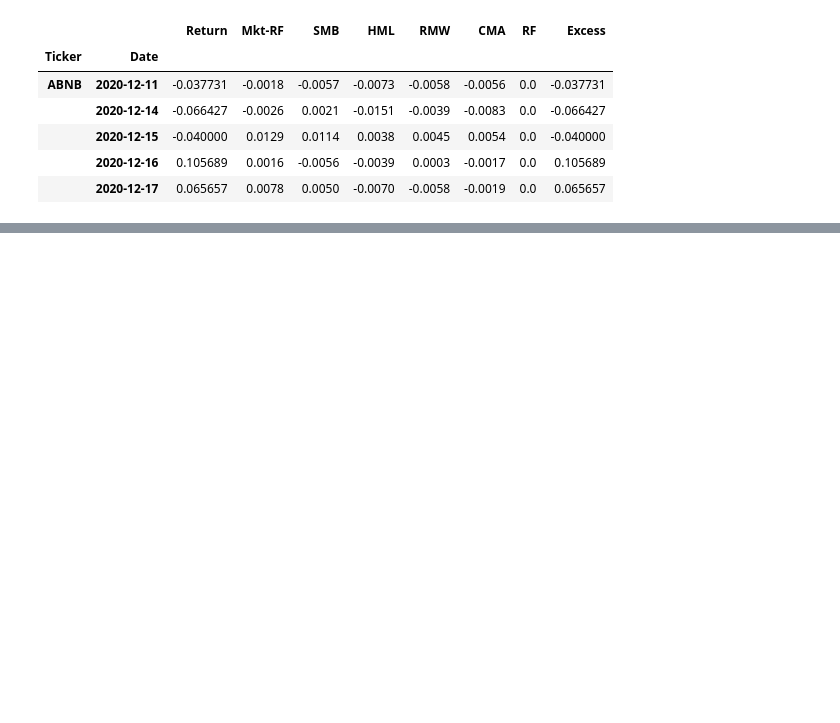
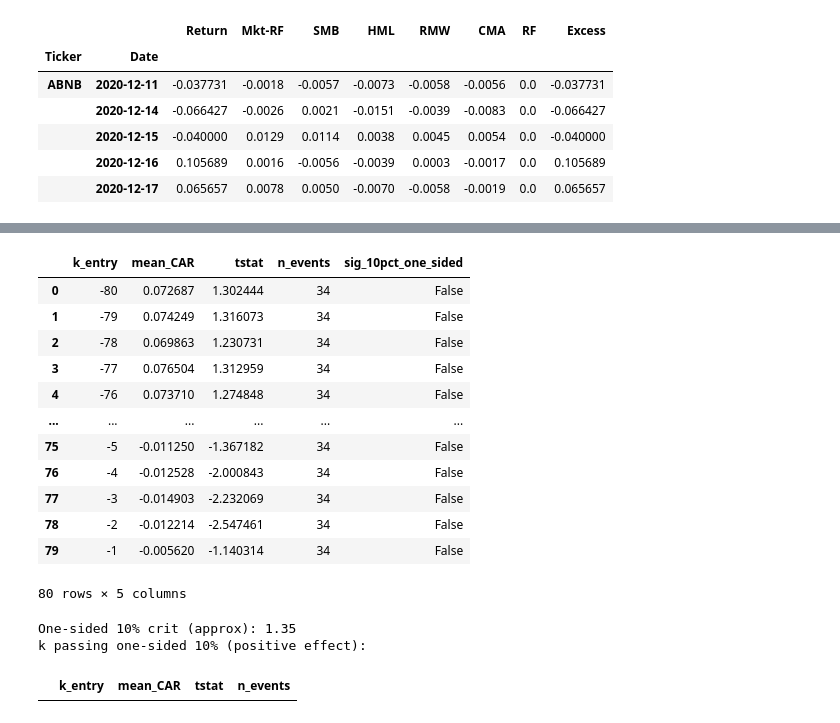
Before and after one commit to Nikhilesh-B/saturate_the_hypersphere, a Jupyter notebook: index_reabalance/analysis.ipynb, the cells around one changed output, grey strips where cells are left out. Drawn from its saved outputs; the diff is of its cells as text; code cells hidden in the pictures; blank space fills up the shorter version.

```diff
--- a/index_reabalance/analysis.ipynb
+++ b/index_reabalance/analysis.ipynb
@@ -232,0 +217,27 @@ Best entry k = -67 (mean CAR = 0.1082, n = 15, t = 1.28 if available)
+# %%
+tcrit_10_one_sided = 1.35
+car_df['sig_10pct_one_sided'] = car_df['tstat'] >= tcrit_10_one_sided
+
+sig_rows = car_df[car_df['sig_10pct_one_sided']].copy()
+
+display(car_df[['k_entry', 'mean_CAR', 'tstat', 'n_events', 'sig_10pct_one_sided']])
+print(f"One-sided 10% crit (approx): {tcrit_10_one_sided}")
+print("k passing one-sided 10% (positive effect):")
+display(sig_rows[['k_entry', 'mean_CAR', 'tstat', 'n_events']])
+# %% [output]
+|  | k_entry | mean_CAR | tstat | n_events | sig_10pct_one_sided |
+| 0 | -80 | 0.072687 | 1.302444 | 34 | False |
+| 1 | -79 | 0.074249 | 1.316073 | 34 | False |
+| 2 | -78 | 0.069863 | 1.230731 | 34 | False |
+| 3 | -77 | 0.076504 | 1.312959 | 34 | False |
+| 4 | -76 | 0.073710 | 1.274848 | 34 | False |
+| ... | ... | ... | ... | ... | ... |
+| 75 | -5 | -0.011250 | -1.367182 | 34 | False |
+| 76 | -4 | -0.012528 | -2.000843 | 34 | False |
+| 77 | -3 | -0.014903 | -2.232069 | 34 | False |
+| 78 | -2 | -0.012214 | -2.547461 | 34 | False |
+| 79 | -1 | -0.005620 | -1.140314 | 34 | False |
+80 rows × 5 columns
+One-sided 10% crit (approx): 1.35
+k passing one-sided 10% (positive effect):
+|  | k_entry | mean_CAR | tstat | n_events |
```
Also changed, not shown: parts of 21 cells of this notebook, 26 other files.
